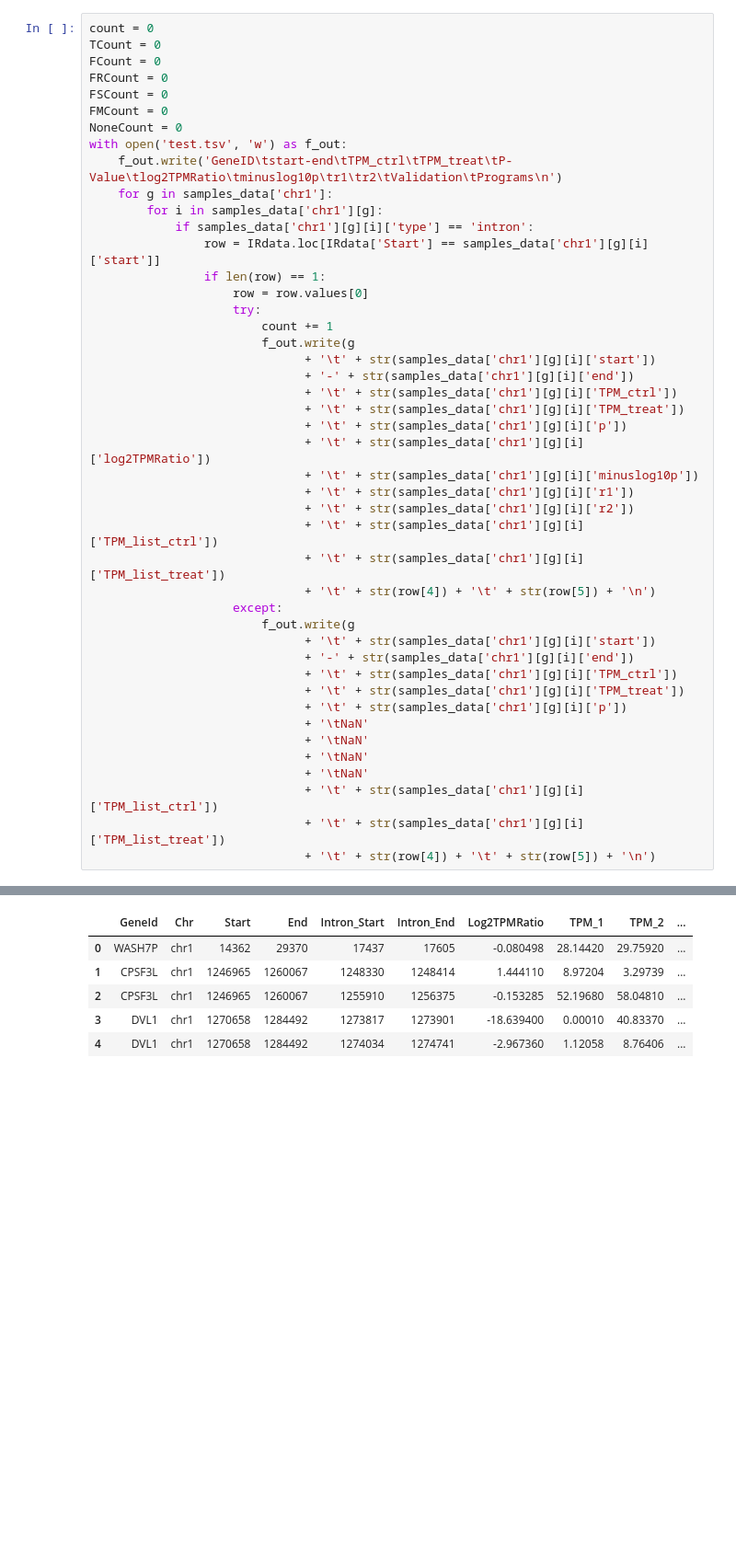
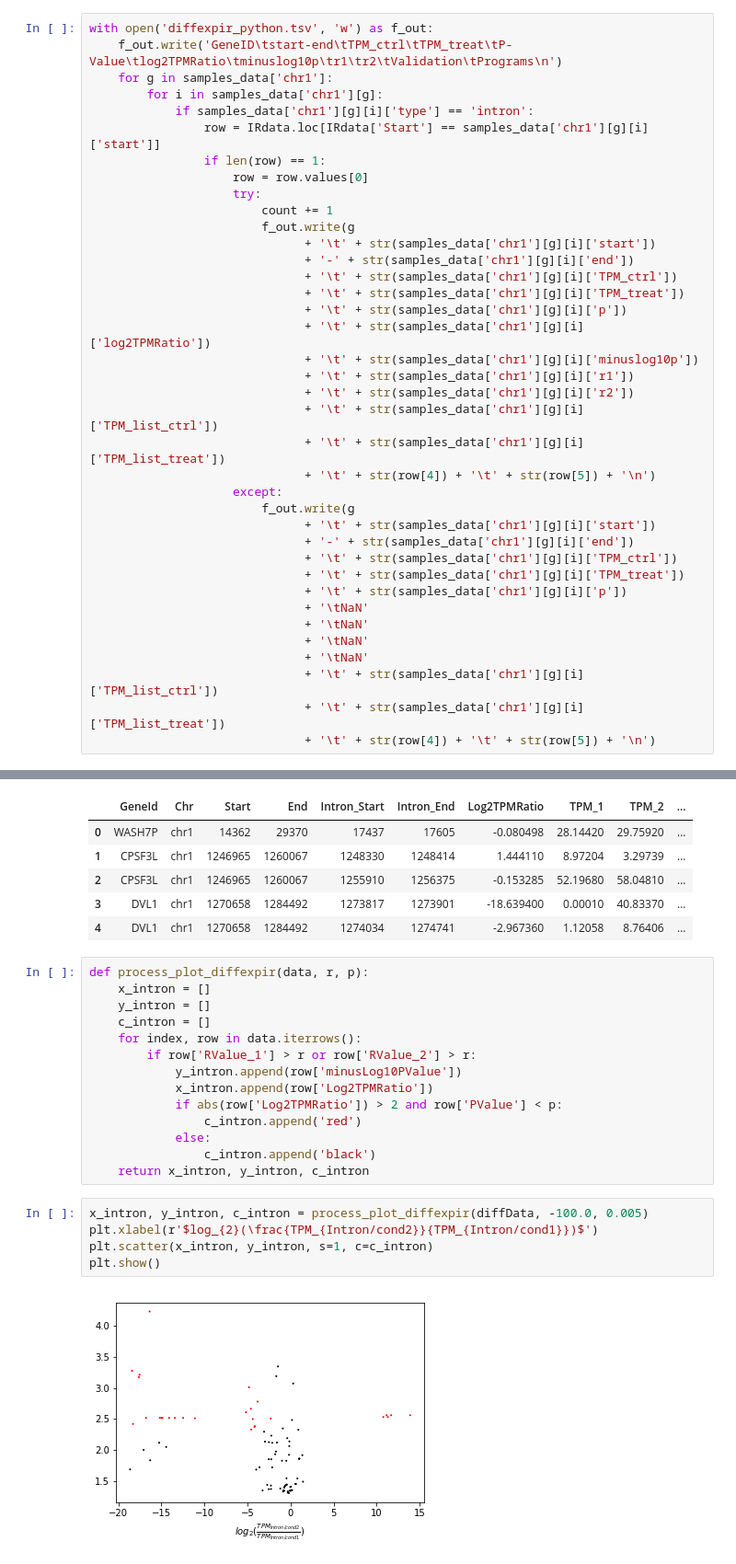
Before and after one commit to r78v10a07/diffexpIR-notebook, a Jupyter notebook: docs/IRFinder simulated data.ipynb, the cells around one changed output, grey strips where cells are left out. Shown at 92% size. Drawn from its saved outputs; the diff is of its cells as text; blank space fills up the shorter version.

```diff
--- a/docs/IRFinder simulated data.ipynb
+++ b/docs/IRFinder simulated data.ipynb
@@ -308,12 +320,5 @@ plt.show()
 # %%
-count = 0
-TCount = 0
-FCount = 0
-FRCount = 0
-FSCount = 0
-FMCount = 0
-NoneCount = 0
-with open('test.tsv', 'w') as f_out:
+with open('diffexpir_python.tsv', 'w') as f_out:
     f_out.write('GeneID\tstart-end\tTPM_ctrl\tTPM_treat\tP-Value\tlog2TPMRatio\tminuslog10p\tr1\tr2\tValidation\tPrograms\n')
     for g in samples_data['chr1']:
         for i in samples_data['chr1'][g]:
@@ -360,3 +369,24 @@ diffData.head()
 | 2 | CPSF3L | chr1 | 1246965 | 1260067 | 1255910 | 1256375 | -0.153285 | 52.19680 | 58.04810 | ... |
 | 3 | DVL1 | chr1 | 1270658 | 1284492 | 1273817 | 1273901 | -18.639400 | 0.00010 | 40.83370 | ... |
 | 4 | DVL1 | chr1 | 1270658 | 1284492 | 1274034 | 1274741 | -2.967360 | 1.12058 | 8.76406 | ... |
+# %%
+def process_plot_diffexpir(data, r, p):
+    x_intron = []
+    y_intron = []
+    c_intron = []
+    for index, row in data.iterrows():
+        if row['RValue_1'] > r or row['RValue_2'] > r:
+            y_intron.append(row['minusLog10PValue'])
+            x_intron.append(row['Log2TPMRatio'])
+            if abs(row['Log2TPMRatio']) > 2 and row['PValue'] < p:
+                c_intron.append('red')
+            else:
+                c_intron.append('black')
+    return x_intron, y_intron, c_intron
+# %%
+x_intron, y_intron, c_intron = process_plot_diffexpir(diffData, -100.0, 0.005)
+plt.xlabel(r'$log_{2}(\frac{TPM_{Intron/cond2}}{TPM_{Intron/cond1}})$')
+plt.scatter(x_intron, y_intron, s=1, c=c_intron)
+plt.show()
+# %% [output]
+[figure, added]
```
Also changed, not shown: parts of 9 cells of this notebook, 4 other files.
